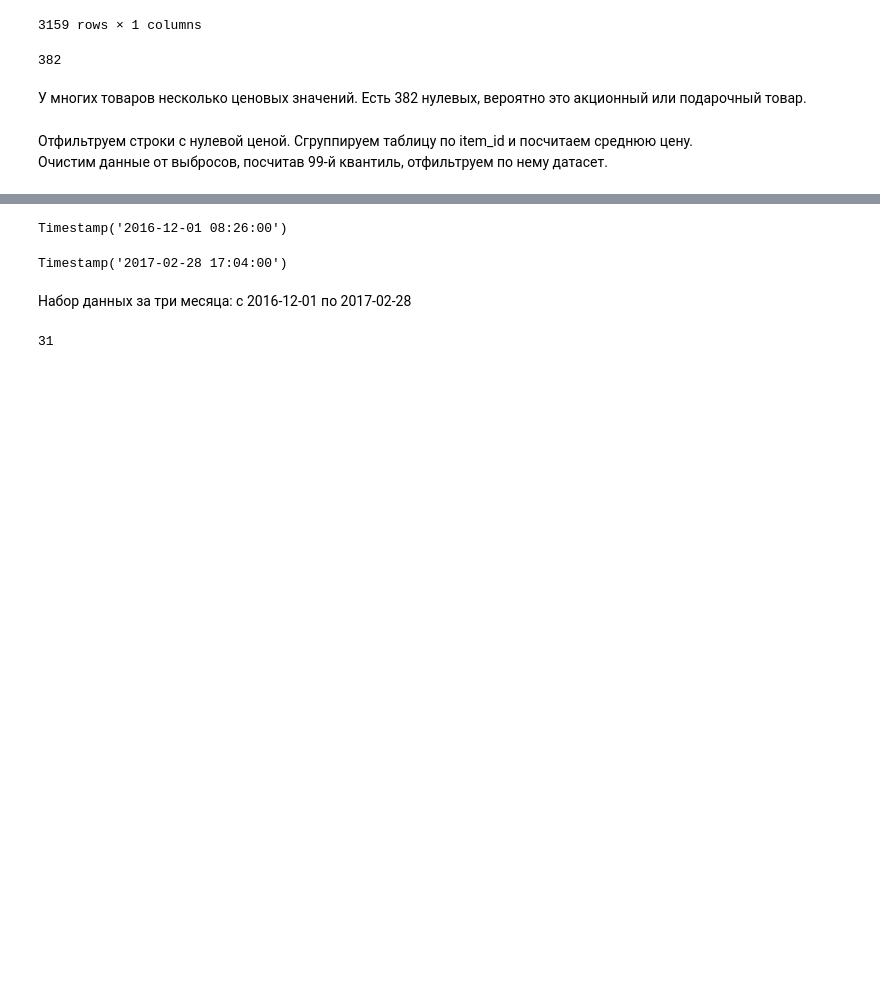
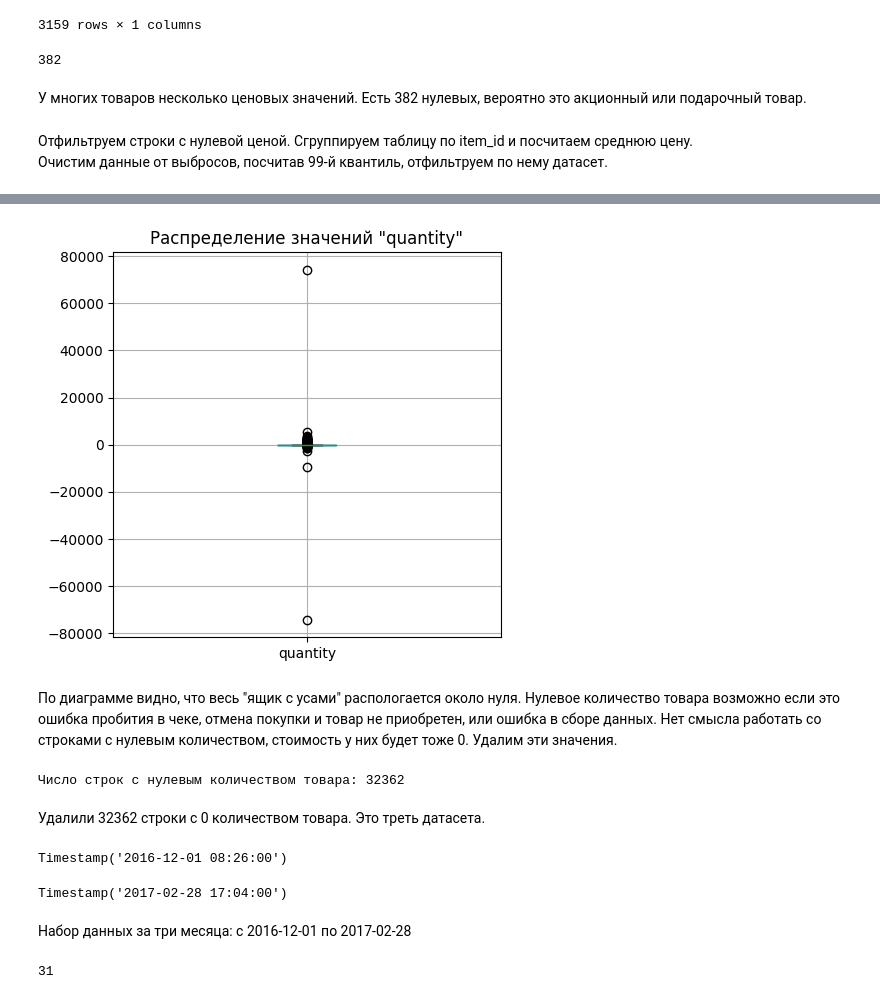
Before and after one commit to akirionenko/senior_progect, a Jupyter notebook: senior_project_1.ipynb, the cells around one changed output, grey strips where cells are left out. Drawn from its saved outputs; the diff is of its cells as text; code cells hidden in the pictures; blank space fills up the shorter version.

```diff
--- a/senior_project_1.ipynb
+++ b/senior_project_1.ipynb
@@ -385,3 +402,20 @@ product
+# %%
+#построим боксплот
+retail.boxplot(column='quantity', figsize=(5,5))
+plt.title('Распределение значений "quantity"')
+plt.show()
+# %% [output]
+[figure, added]
+# %% [markdown]
+По диаграмме видно, что весь "ящик с усами" распологается около нуля. Нулевое количество товара возможно если это ошибка пробития в чеке, отмена покупки и товар не приобретен, или ошибка в сборе данных. Нет смысла работать со строками с нулевым количеством, стоимость у них будет тоже 0. Удалим эти значения.
+# %%
+#выведем количество 0 строк и отфильтруем датасет
+print('Число строк с нулевым количеством товара:', retail.query('quantity == 0').shape[0])
+retail = retail.query('quantity != 0')
+# %% [output]
+Число строк с нулевым количеством товара: 32362
+# %% [markdown]
+Удалили 32362 строки с 0 количеством товара. Это треть датасета.
 # %%
 #минимальная дата
 retail['purchase_date'].min()
```
Also changed, not shown: parts of 13 cells of this notebook.
